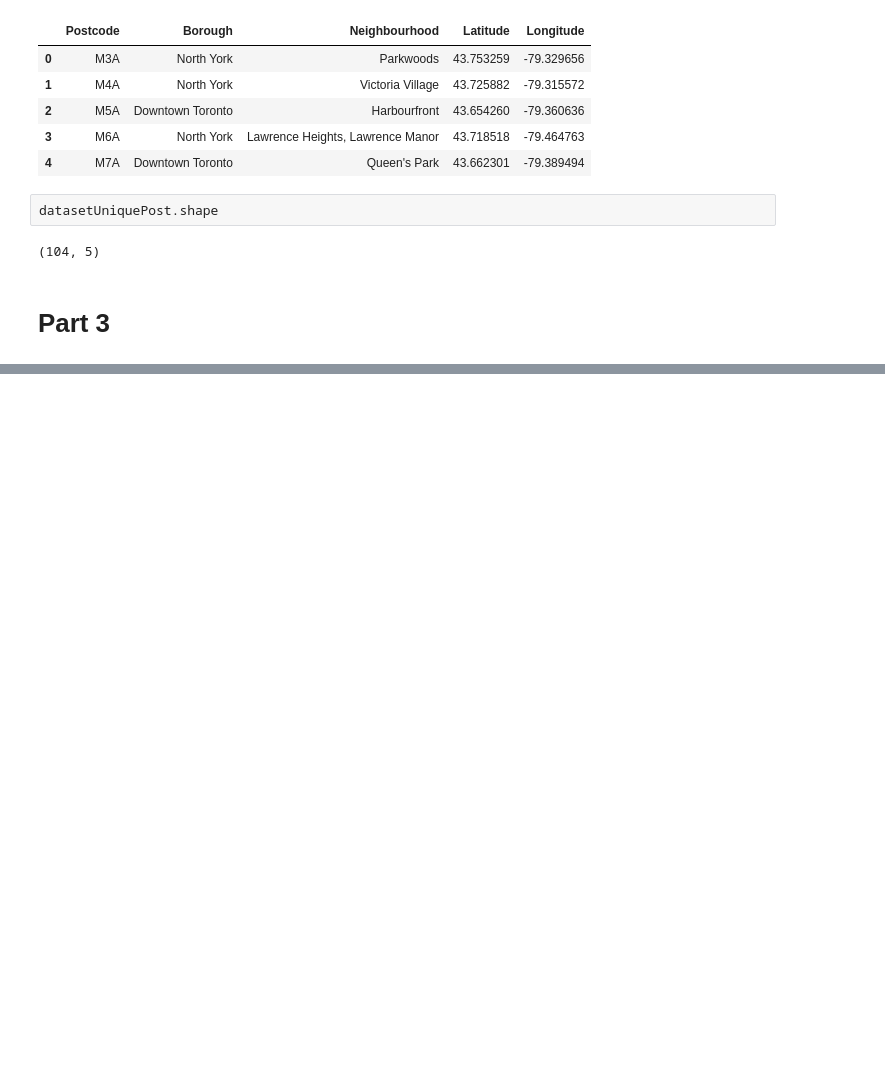
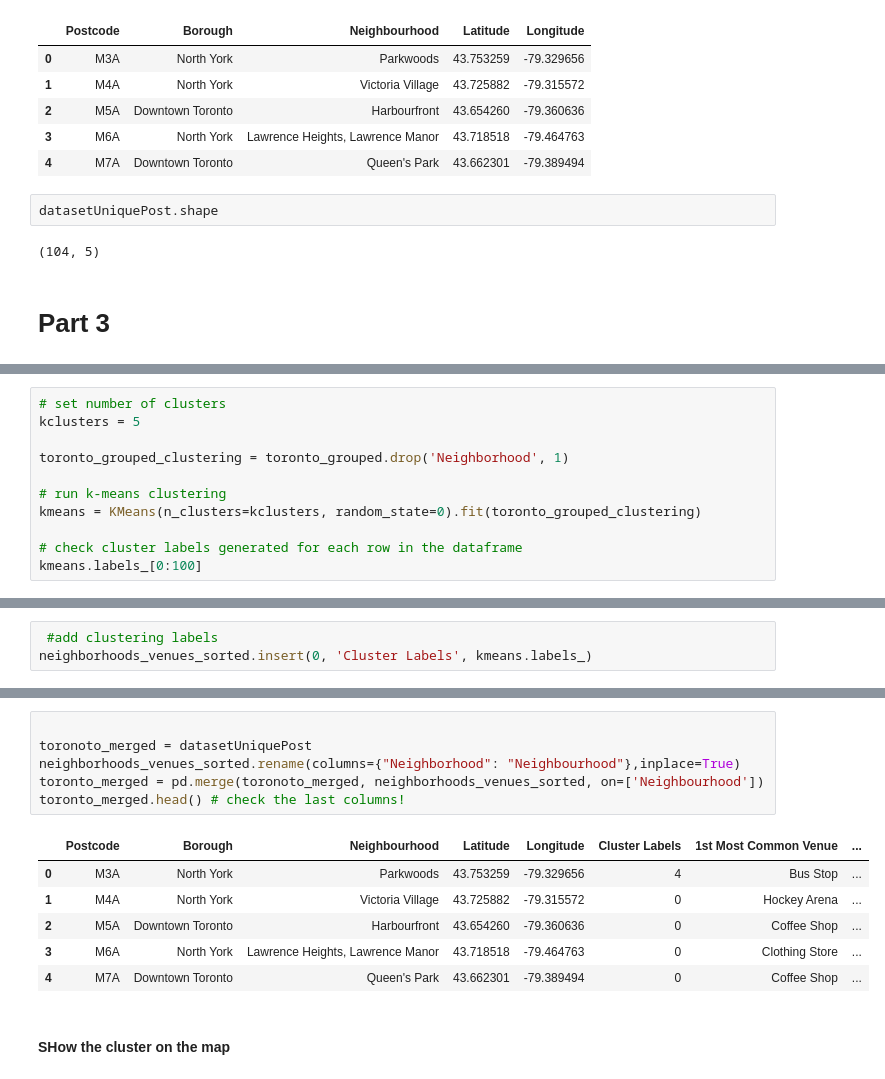
Before and after one commit to ayoubelabbassi/Coursera_Capstone, a Jupyter notebook: courseraCapstone_part1.ipynb, the cells around one changed output, grey strips where cells are left out. Cells and saved outputs as stored; diff of their text form; blank space fills up the shorter version.

```diff
--- a/courseraCapstone_part1.ipynb
+++ b/courseraCapstone_part1.ipynb
@@ -75,0 +323,11 @@ datasetUniquePost.shape
+# %%
+# set number of clusters
+kclusters = 5
+
+toronto_grouped_clustering = toronto_grouped.drop('Neighborhood', 1)
+
+# run k-means clustering
+kmeans = KMeans(n_clusters=kclusters, random_state=0).fit(toronto_grouped_clustering)
+
+# check cluster labels generated for each row in the dataframe
+kmeans.labels_[0:100]
@@ -75,0 +340,3 @@ datasetUniquePost.shape
+# %%
+ #add clustering labels
+neighborhoods_venues_sorted.insert(0, 'Cluster Labels', kmeans.labels_)
@@ -75,0 +352,15 @@ datasetUniquePost.shape
+# %%
+
+toronoto_merged = datasetUniquePost
+neighborhoods_venues_sorted.rename(columns={"Neighborhood": "Neighbourhood"},inplace=True)
+toronto_merged = pd.merge(toronoto_merged, neighborhoods_venues_sorted, on=['Neighbourhood'])
+toronto_merged.head() # check the last columns!
+# %% [output]
+|  | Postcode | Borough | Neighbourhood | Latitude | Longitude | Cluster Labels | 1st Most Common Venue | ... |
+| 0 | M3A | North York | Parkwoods | 43.753259 | -79.329656 | 4 | Bus Stop | ... |
+| 1 | M4A | North York | Victoria Village | 43.725882 | -79.315572 | 0 | Hockey Arena | ... |
+| 2 | M5A | Downtown Toronto | Harbourfront | 43.654260 | -79.360636 | 0 | Coffee Shop | ... |
+| 3 | M6A | North York | Lawrence Heights, Lawrence Manor | 43.718518 | -79.464763 | 0 | Clothing Store | ... |
+| 4 | M7A | Downtown Toronto | Queen's Park | 43.662301 | -79.389494 | 0 | Coffee Shop | ... |
+# %% [markdown]
+#### SHow the cluster on the map
```
Also changed, not shown: parts of 18 cells of this notebook, 1 other file.
